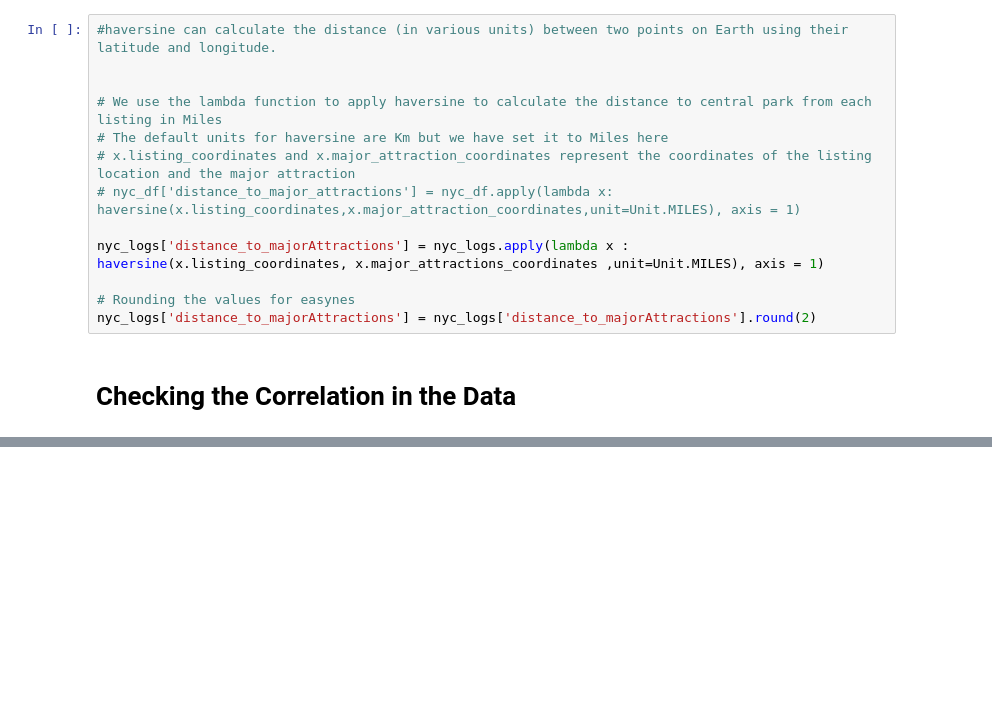
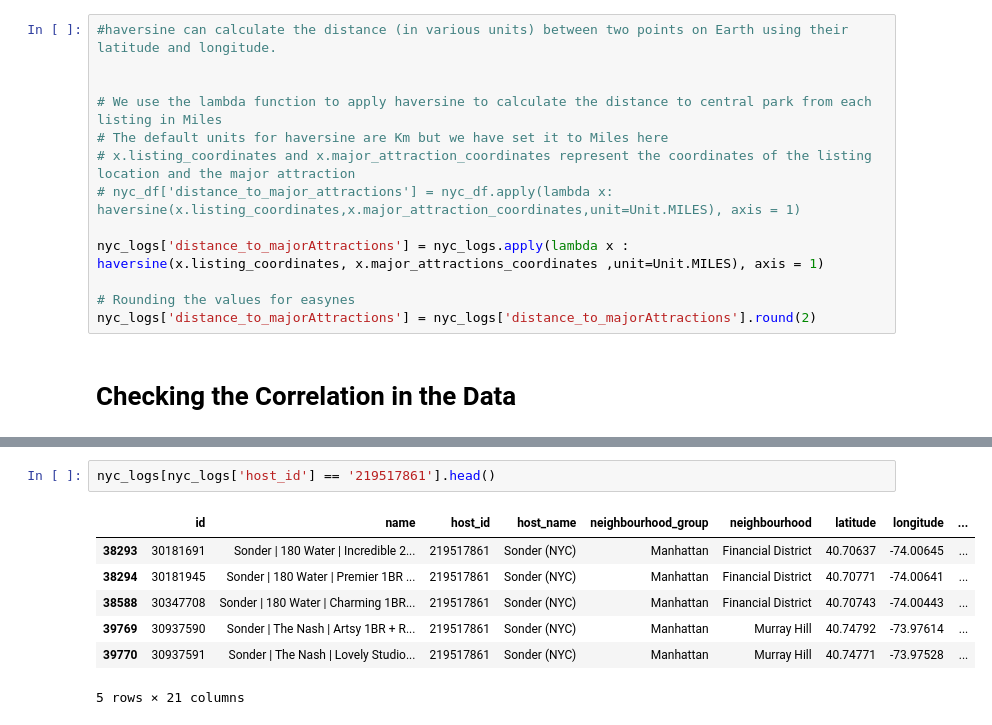
Before and after one commit to KunalSharma2001/Data-Analysis-Projects, a Jupyter notebook: NYC_Airbnb_DataAnalysis.ipynb, the cells around one changed output, grey strips where cells are left out. Saved outputs shown, nothing was run; the diff lists cells and outputs as text; blank space fills up the shorter version.

```diff
--- a/NYC_Airbnb_DataAnalysis.ipynb
+++ b/NYC_Airbnb_DataAnalysis.ipynb
@@ -374,0 +390,10 @@ sns.heatmap(nyc_logs.corr())
+# %%
+nyc_logs[nyc_logs['host_id'] == '219517861'].head()
+# %% [output]
+|  | id | name | host_id | host_name | neighbourhood_group | neighbourhood | latitude | longitude | ... |
+| 38293 | 30181691 | Sonder | 180 Water | Incredible 2... | 219517861 | Sonder (NYC) | Manhattan | Financial District | 40.70637 | -74.00645 | ... |
+| 38294 | 30181945 | Sonder | 180 Water | Premier 1BR ... | 219517861 | Sonder (NYC) | Manhattan | Financial District | 40.70771 | -74.00641 | ... |
+| 38588 | 30347708 | Sonder | 180 Water | Charming 1BR... | 219517861 | Sonder (NYC) | Manhattan | Financial District | 40.70743 | -74.00443 | ... |
+| 39769 | 30937590 | Sonder | The Nash | Artsy 1BR + R... | 219517861 | Sonder (NYC) | Manhattan | Murray Hill | 40.74792 | -73.97614 | ... |
+| 39770 | 30937591 | Sonder | The Nash | Lovely Studio... | 219517861 | Sonder (NYC) | Manhattan | Murray Hill | 40.74771 | -73.97528 | ... |
+5 rows × 21 columns
```
Also changed, not shown: parts of 31 cells of this notebook.
